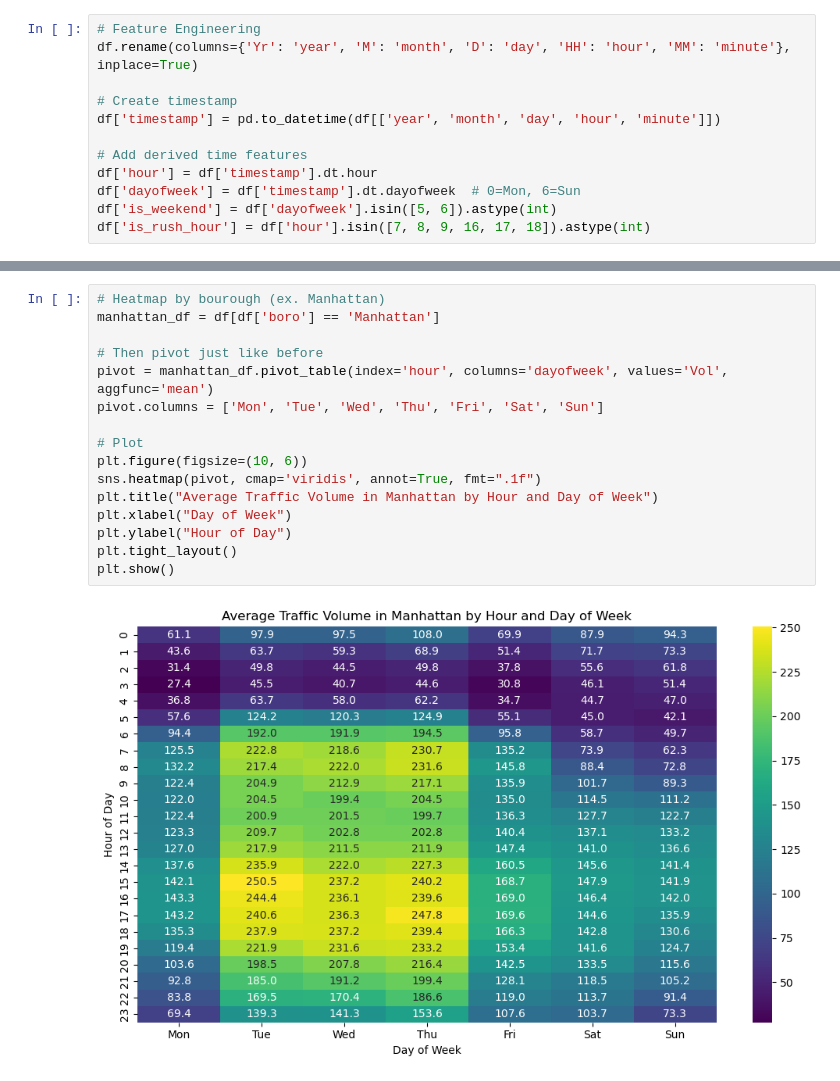
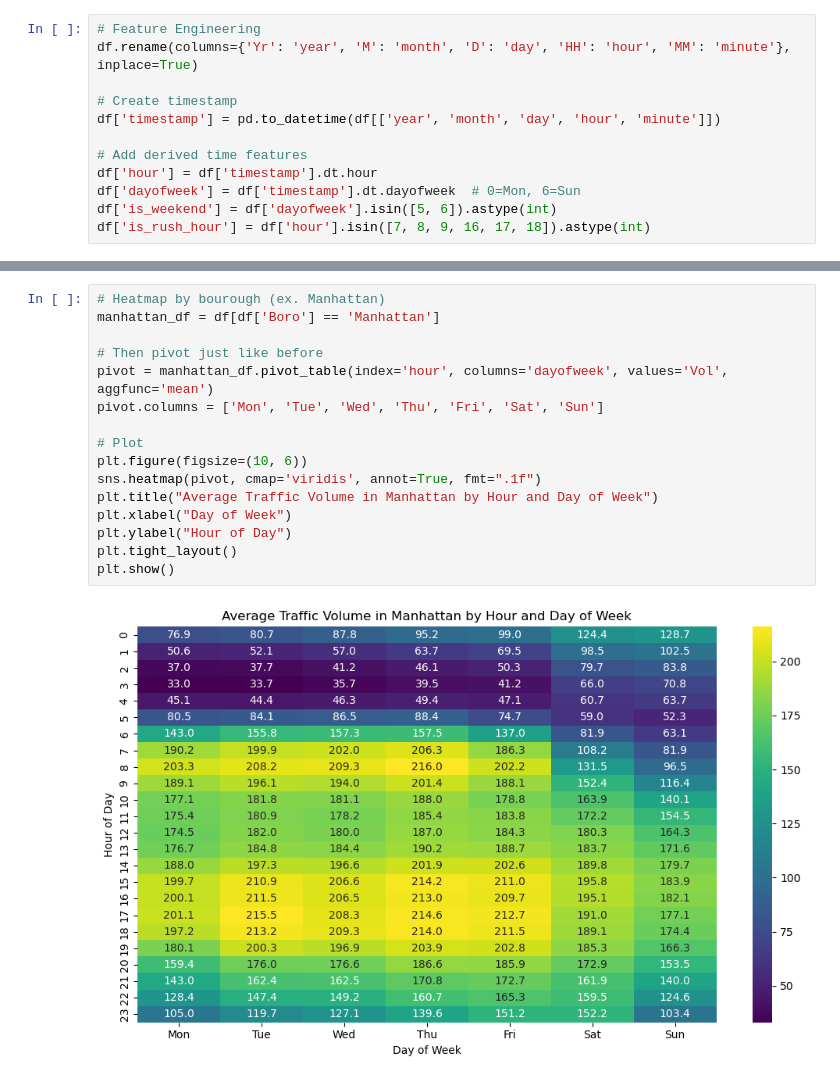
Before and after one commit to gavin-barro/Real-Time-Traffic-Prediction-Dashboard, a Jupyter notebook: notebooks/data_exploration.ipynb, the cells around one changed output, grey strips where cells are left out. Drawn from its saved outputs; the diff is of its cells as text.

```diff
--- a/notebooks/data_exploration.ipynb
+++ b/notebooks/data_exploration.ipynb
@@ -97,21 +99,21 @@ plt.show()
 # %%
 # Heatmap by bourough (ex. Manhattan)
-manhattan_df = df[df['boro'] == 'Manhattan']
+manhattan_df = df[df['Boro'] == 'Manhattan']
 
 # Then pivot just like before
 pivot = manhattan_df.pivot_table(index='hour', columns='dayofweek', values='Vol', aggfunc='mean')
 pivot.columns = ['Mon', 'Tue', 'Wed', 'Thu', 'Fri', 'Sat', 'Sun']
 
 # Plot
 plt.figure(figsize=(10, 6))
 sns.heatmap(pivot, cmap='viridis', annot=True, fmt=".1f")
 plt.title("Average Traffic Volume in Manhattan by Hour and Day of Week")
 plt.xlabel("Day of Week")
 plt.ylabel("Hour of Day")
 plt.tight_layout()
 plt.show()
 # %% [output]
-[figure, old version]
+[figure, new version]
 # %%
 # Train a simple model
 features = ['hour', 'dayofweek', 'is_rush_hour', 'is_weekend']
```
Also changed, not shown: parts of 4 cells of this notebook, 1 other file.
